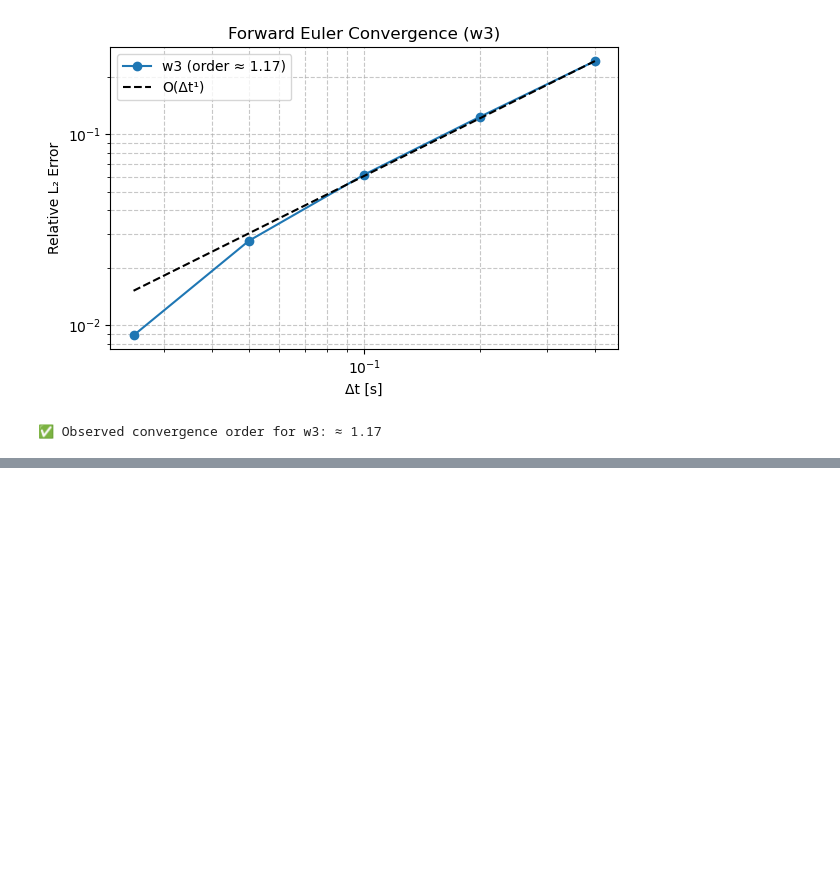
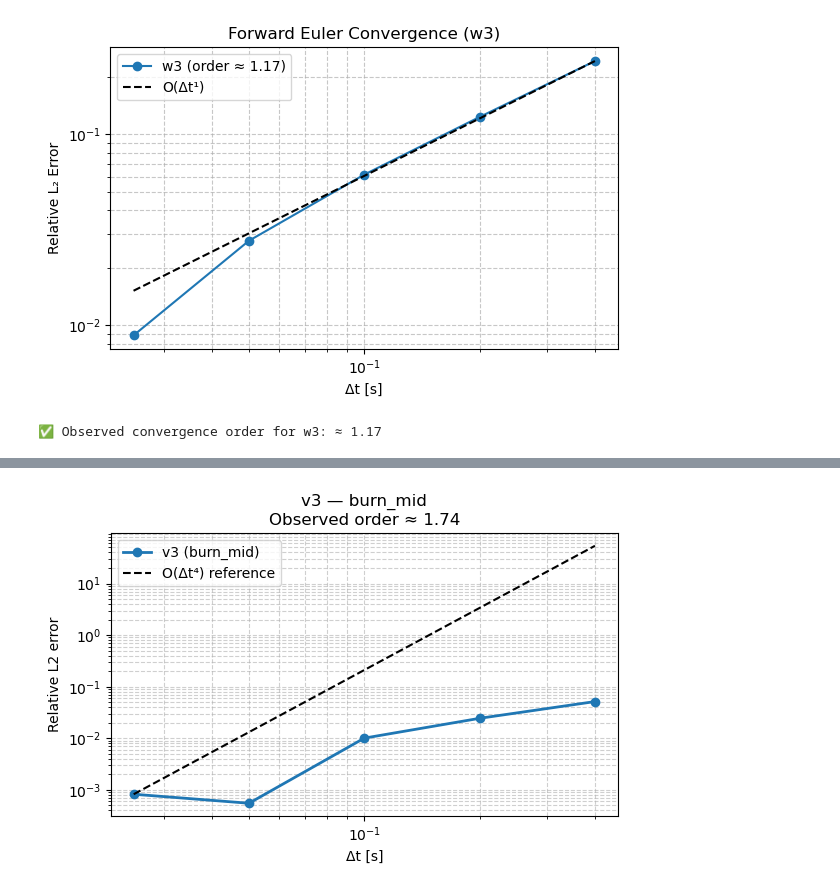
Before and after one commit to dssong2/ae370-project1, a Jupyter notebook: main/analysis.ipynb, the cells around one changed output, grey strips where cells are left out. Cells and saved outputs as stored; diff of their text form; code cells hidden in the pictures; blank space fills up the shorter version.

```diff
--- a/main/analysis.ipynb
+++ b/main/analysis.ipynb
@@ -391,0 +339,8 @@ Observed order ≈ 4.03 (expect ~4.00)
+# %%
+from dynamics2 import Dynamics2
+import numpy as np
+
+dyn = Dynamics2(dt=0.05)
+dyn.setup_eom()
+t, x = dyn.run_rk4(verbose=True)
+print("Final t =", t[-1])
@@ -391,0 +350,86 @@ Observed order ≈ 4.03 (expect ~4.00)
+# %%
+import os, numpy as np, pandas as pd, matplotlib.pyplot as plt
+
+# ============================================================
+# Configuration
+# ============================================================
+data_dir = "../data/dt_runs2"
+truth_path = "../data/truth_reference.csv"
+dt_values = np.array([0.025, 0.05, 0.1, 0.2, 0.4])
+metrics = [("w3", 2), ("v3", 5)]
+
+# Dynamics timing
+t_launch, t_burnout, t_apogee = 0.164, 1.971, 13.571
+
+# Smooth analysis windows (avoid discontinuities)
+windows = {
+    "burn_mid": (t_launch + 0.15, t_burnout - 0.15),
+    "coast_mid": (t_burnout + 0.15, t_apogee - 0.15)
+}
+
+# ============================================================
+# Load truth reference
+# ============================================================
+truth = pd.read_csv(truth_path)
+t_ref = truth["t"].values
+states_ref = truth.iloc[:, 1:].values
+
+# ------------------------------------------------------------
+# Helper: relative L2 error over [t0,t1]
+# ------------------------------------------------------------
+def relative_error(y, y_ref, t, t_ref, t0, t1):
+    y_ref_interp = np.interp(t, t_ref, y_ref)
+    mask = (t >= t0) & (t <= t1)
+    if not np.any(mask):
+        return np.nan
+    y, y_ref_interp = y[mask], y_ref_interp[mask]
+    return np.linalg.norm(y - y_ref_interp) / (np.linalg.norm(y_ref_interp) + 1e-16)
+
+# ============================================================
+# Loop over metrics and windows
+# ============================================================
+for metric_name, col in metrics:
+    y_ref = states_ref[:, col]
+    print(f"\n=== Metric: {metric_name} ===")
+
+    for win_name, (t0, t1) in windows.items():
+        errs = []
+
+        for dt in dt_values:
+            # Load pre-computed trajectory
+            fname = f"rk4_dt{dt:.3f}pcsv".replace('.', 'p')
+            fpath = os.path.join(data_dir, fname)
+            if not os.path.exists(fpath):
+                print(f"⚠ Missing {fpath}")
+                errs.append(np.nan)
+                continue
+
+            df = pd.read_csv(fpath)
+            t = df["t"].values
+            y = df.iloc[:, col+1].values
+            err = relative_error(y, y_ref, t, t_ref, t0, t1)
+            errs.append(err)
+            print(f"Δt={dt:.4f}, {win_name} error={err:.3e}")
+
+        errs = np.array(errs)
+        good = np.isfinite(errs) & (errs > 0)
+        if good.sum() >= 2:
+            slope, _ = np.polyfit(np.log(dt_values[good]), np.log(errs[good]), 1)
+        else:
+            slope = np.nan
+
+        # Plot log–log error vs dt
+        plt.figure(figsize=(6,4))
+        plt.loglog(dt_values, errs, 'o-', lw=2, label=f"{metric_name} ({win_name})")
+        if np.isfinite(errs[0]):
+            ref = errs[0] * (dt_values / dt_values[0])**4
+            plt.loglog(dt_values, ref, 'k--', lw=1.5, label='O(Δt⁴) reference')
+
+        plt.xlabel("Δt [s]")
+        plt.ylabel("Relative L2 error")
+        plt.title(f"{metric_name} — {win_name}\nObserved order ≈ {slope:.2f}")
+        plt.grid(True, which="both", ls="--", alpha=0.6)
+        plt.legend()
+        plt.tight_layout()
+        plt.show()
+# %% [output]
@@ -391,0 +442 @@ Observed order ≈ 4.03 (expect ~4.00)
+[figure, added]
```
Also changed, not shown: parts of 7 cells of this notebook, 11 other files.
